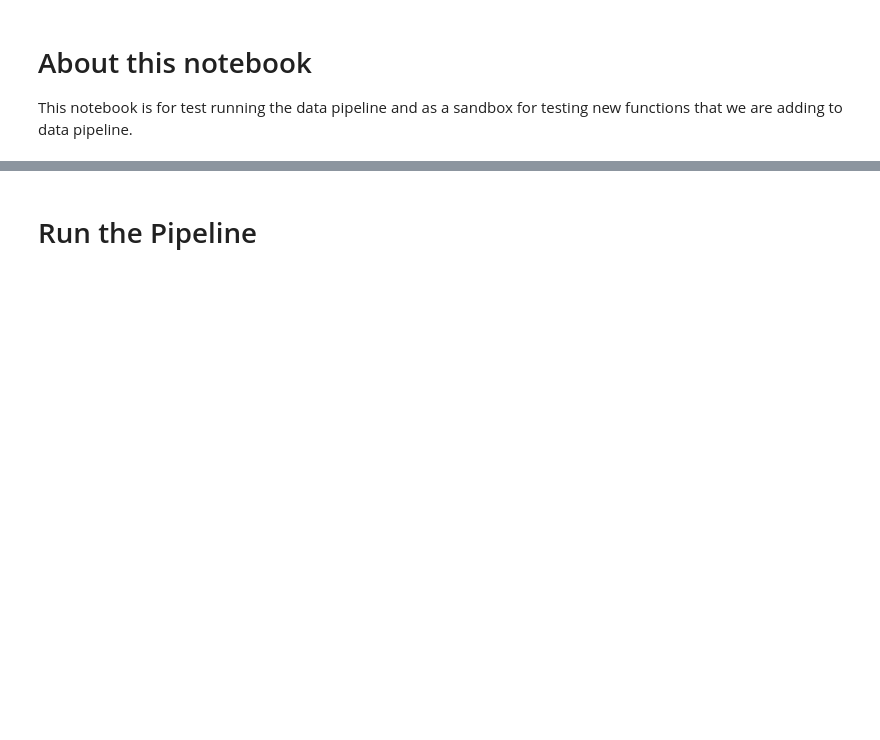
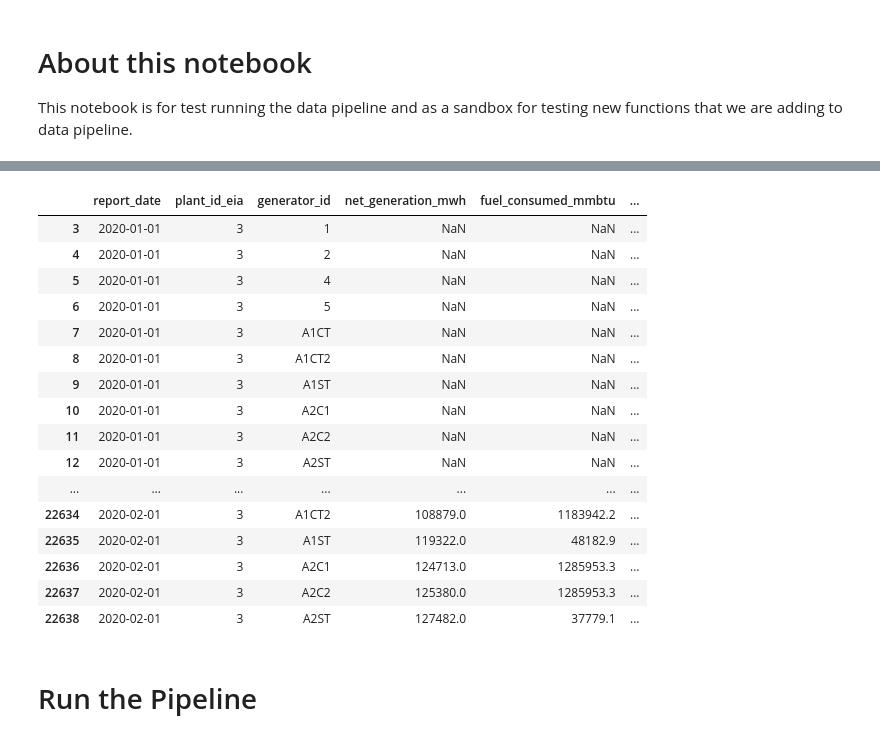
Before and after one commit to singularity-energy/open-grid-emissions, a Jupyter notebook: notebooks/test_data_pipeline.ipynb, the cells around one changed output, grey strips where cells are left out. Cells and saved outputs as stored; diff of their text form; code cells hidden in the pictures; blank space fills up the shorter version.

Commit message:
identify partial plants

```diff
--- a/notebooks/test_data_pipeline.ipynb
+++ b/notebooks/test_data_pipeline.ipynb
@@ -29,0 +34,27 @@ year = 2020
+# %%
+# 3. Clean EIA-923 Generation and Fuel Data at the Monthly Level
+####################################################################################
+print("3. Cleaning EIA-923 data")
+eia923_allocated, primary_fuel_table = data_cleaning.clean_eia923(year, False)
+# Add primary fuel data to each generator
+eia923_allocated = eia923_allocated.merge(
+    primary_fuel_table,
+    how="left",
+    on=["plant_id_eia", "generator_id"],
+    validate="m:1",
+)
+
+# 4. Clean Hourly Data from CEMS
+####################################################################################
+print("4. Cleaning CEMS data")
+cems = data_cleaning.clean_cems(year, False)
+
+# calculate biomass-adjusted emissions while cems data is at the unit level
+cems = emissions.adjust_emissions_for_biomass(cems)
+
+# 5. Assign static characteristics to CEMS and EIA data to aid in aggregation
+####################################################################################
+print("5. Loading plant static attributes")
+plant_attributes = data_cleaning.create_plant_attributes_table(
+    cems, eia923_allocated, year, primary_fuel_table
+)
@@ -30,3 +80,27 @@ year = 2020
+# %%
+eia923_allocated = data_cleaning.identify_hourly_data_source(
+        eia923_allocated, cems, year
+    )
+# %%
+eia923_allocated[eia923_allocated["plant_id_eia"] == 3].head(20)
+# %% [output]
+|  | report_date | plant_id_eia | generator_id | net_generation_mwh | fuel_consumed_mmbtu | ... |
+| 3 | 2020-01-01 | 3 | 1 | NaN | NaN | ... |
+| 4 | 2020-01-01 | 3 | 2 | NaN | NaN | ... |
+| 5 | 2020-01-01 | 3 | 4 | NaN | NaN | ... |
+| 6 | 2020-01-01 | 3 | 5 | NaN | NaN | ... |
+| 7 | 2020-01-01 | 3 | A1CT | NaN | NaN | ... |
+| 8 | 2020-01-01 | 3 | A1CT2 | NaN | NaN | ... |
+| 9 | 2020-01-01 | 3 | A1ST | NaN | NaN | ... |
+| 10 | 2020-01-01 | 3 | A2C1 | NaN | NaN | ... |
+| 11 | 2020-01-01 | 3 | A2C2 | NaN | NaN | ... |
+| 12 | 2020-01-01 | 3 | A2ST | NaN | NaN | ... |
+| ... | ... | ... | ... | ... | ... | ... |
+| 22634 | 2020-02-01 | 3 | A1CT2 | 108879.0 | 1183942.2 | ... |
+| 22635 | 2020-02-01 | 3 | A1ST | 119322.0 | 48182.9 | ... |
+| 22636 | 2020-02-01 | 3 | A2C1 | 124713.0 | 1285953.3 | ... |
+| 22637 | 2020-02-01 | 3 | A2C2 | 125380.0 | 1285953.3 | ... |
+| 22638 | 2020-02-01 | 3 | A2ST | 127482.0 | 37779.1 | ... |
 # %% [markdown]
 # Run the Pipeline
 # %%
```
Also changed, not shown: parts of 3 cells of this notebook, 2 other files.
